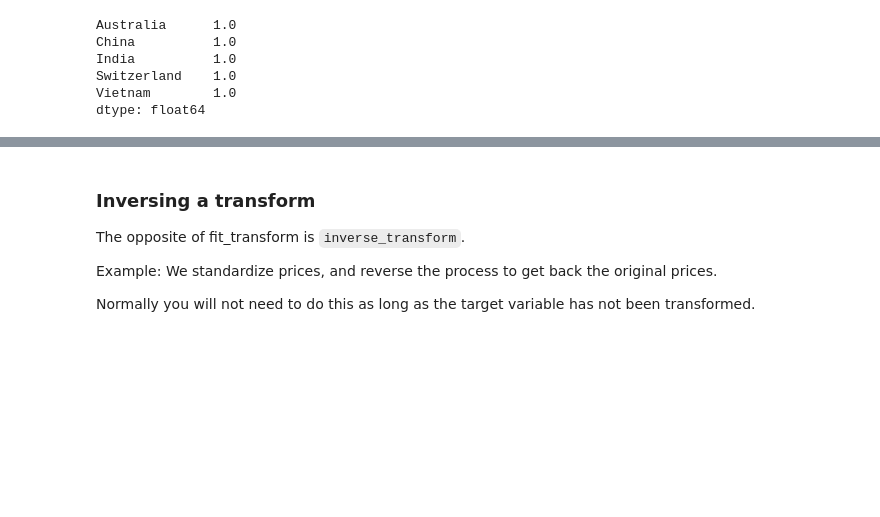
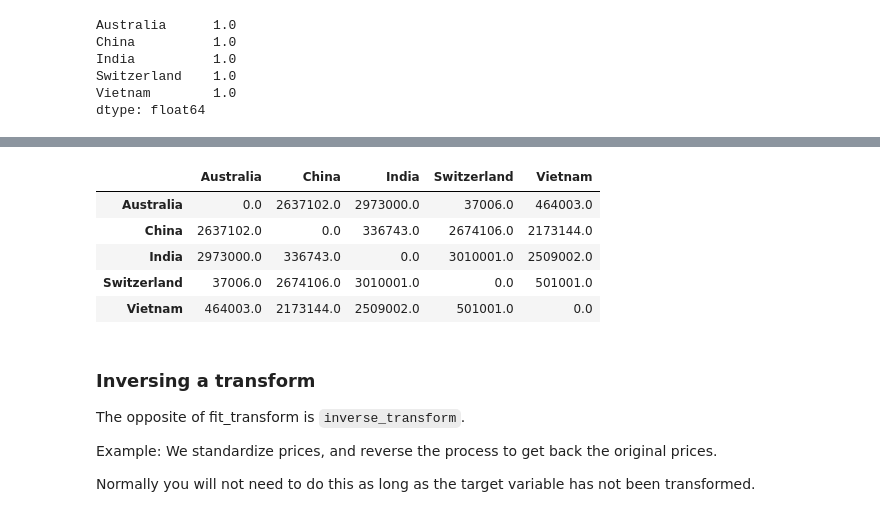
Before and after one commit to mukulpareek/ba, a Jupyter notebook: 08_Feature_Engineering.ipynb, the cells around one changed output, grey strips where cells are left out. Saved outputs shown, nothing was run; the diff lists cells and outputs as text; code cells hidden in the pictures; blank space fills up the shorter version.

```diff
--- a/08_Feature_Engineering.ipynb
+++ b/08_Feature_Engineering.ipynb
@@ -475,3 +572,14 @@ dtype: float64
+# %%
+# Distances before L2-normalization
+from sklearn.metrics.pairwise import euclidean_distances
+pd.DataFrame(euclidean_distances(df, df), columns = df2.index, index = df2.index).round(0)
+# %% [output]
+|  | Australia | China | India | Switzerland | Vietnam |
+| Australia | 0.0 | 2637102.0 | 2973000.0 | 37006.0 | 464003.0 |
+| China | 2637102.0 | 0.0 | 336743.0 | 2674106.0 | 2173144.0 |
+| India | 2973000.0 | 336743.0 | 0.0 | 3010001.0 | 2509002.0 |
+| Switzerland | 37006.0 | 2674106.0 | 3010001.0 | 0.0 | 501001.0 |
+| Vietnam | 464003.0 | 2173144.0 | 2509002.0 | 501001.0 | 0.0 |
 # %% [markdown]
 ### Inversing a transform
 
```
Also changed, not shown: parts of 28 cells of this notebook, 10 other files.
